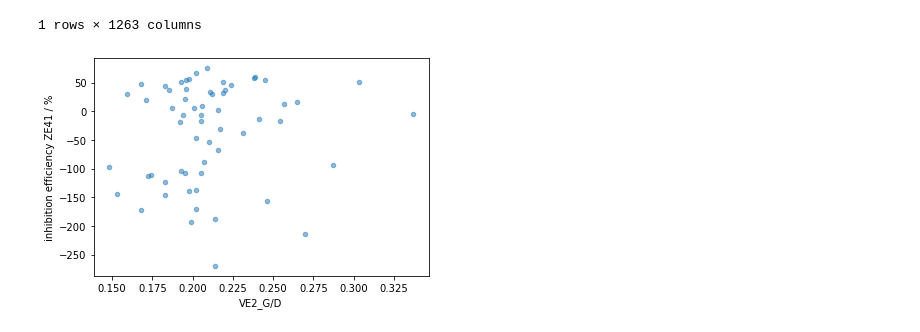
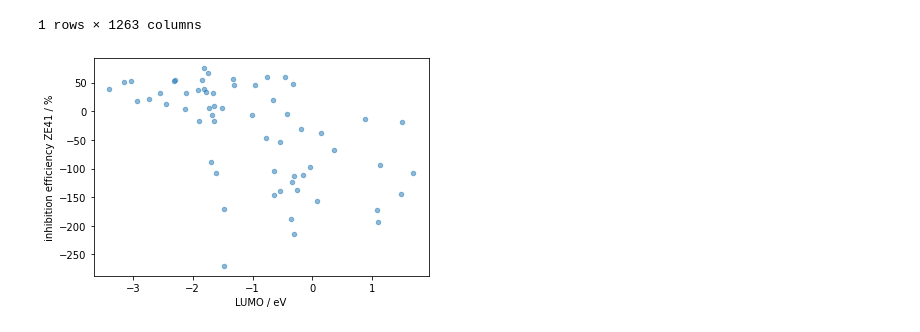
Before and after one commit to ElisabethJS/mg_corrosion, a Jupyter notebook: Code/Data inspection 2.ipynb, the cells around one changed output. Saved outputs shown, nothing was run; the diff lists cells and outputs as text; code cells hidden in the pictures.

```diff
--- a/Code/Data inspection 2.ipynb
+++ b/Code/Data inspection 2.ipynb
@@ -104,8 +104,8 @@ data[data['inhibition efficiency ZE41 / %'] == -270]
 1 rows × 1263 columns
 # %%
 fig, ax = plt.subplots()
-data.plot.scatter(x='VE2_G/D', y='inhibition efficiency ZE41 / %', ax=ax, alpha=0.5)
+data.plot.scatter(x='LUMO / eV', y='inhibition efficiency ZE41 / %', ax=ax, alpha=0.5)
 #data.plot.scatter(x='Eig14_EA(dm)', y='inhibition efficiency ZE41 / %', ax=ax, alpha=0.5)
 plt.show()
 # %% [output]
-[figure, old version]
+[figure, new version]
```
Also changed, not shown: parts of 6 cells of this notebook, 7 other files.
